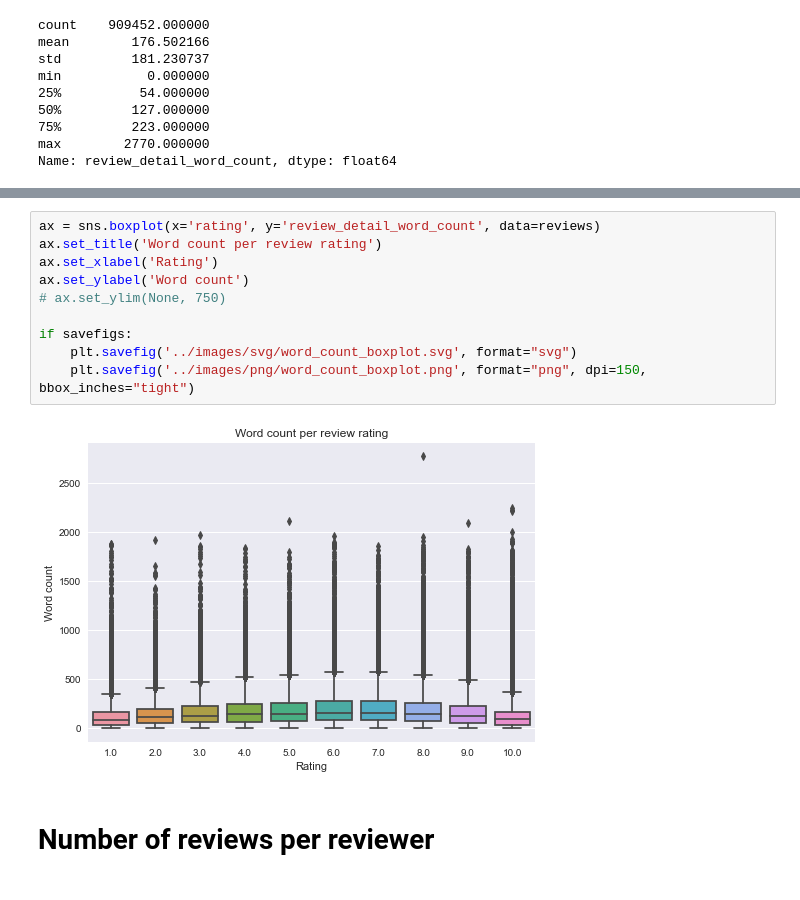
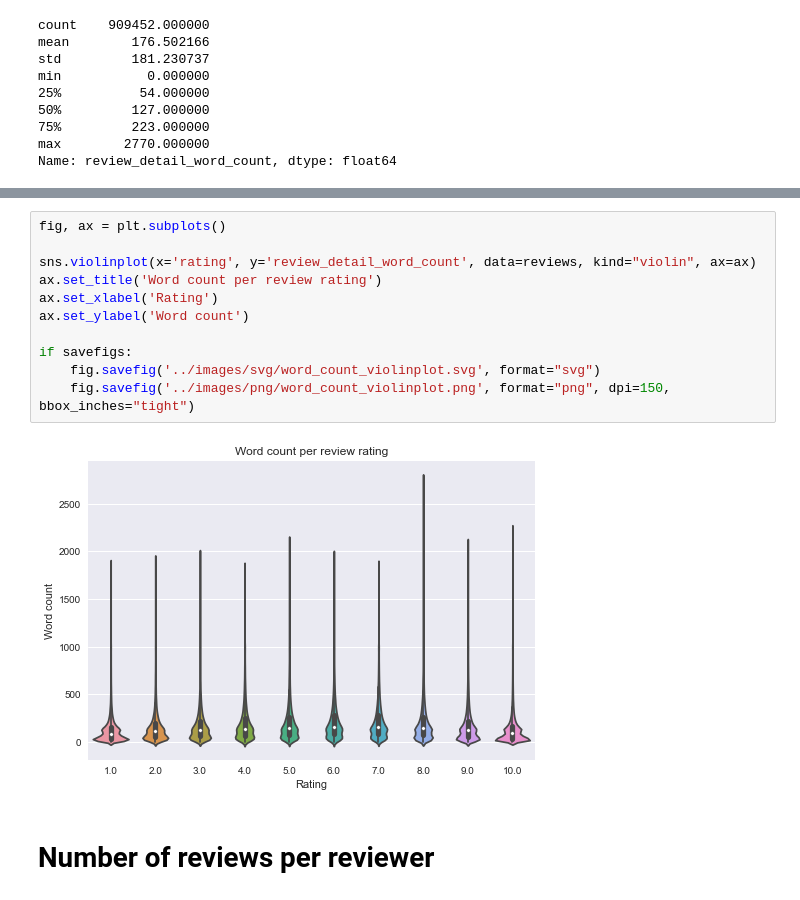
Before and after one commit to rfontao/PRI, a Jupyter notebook: notebooks/analysis_reviews.ipynb, the cells around one changed output, grey strips where cells are left out. Drawn from its saved outputs; the diff is of its cells as text.

```diff
--- a/notebooks/analysis_reviews.ipynb
+++ b/notebooks/analysis_reviews.ipynb
@@ -146,17 +146,18 @@ if savefigs:
 # %% [output]
 [figure]
 # %%
-ax = sns.boxplot(x='rating', y='review_detail_word_count', data=reviews)
+fig, ax = plt.subplots()
+
+sns.violinplot(x='rating', y='review_detail_word_count', data=reviews, kind="violin", ax=ax)
 ax.set_title('Word count per review rating')
 ax.set_xlabel('Rating')
 ax.set_ylabel('Word count')
-# ax.set_ylim(None, 750)
 
 if savefigs:
-    plt.savefig('../images/svg/word_count_boxplot.svg', format="svg")
-    plt.savefig('../images/png/word_count_boxplot.png', format="png", dpi=150, bbox_inches="tight")
+    fig.savefig('../images/svg/word_count_violinplot.svg', format="svg")
+    fig.savefig('../images/png/word_count_violinplot.png', format="png", dpi=150, bbox_inches="tight")
 # %% [output]
-[figure, old version]
+[figure, new version]
 # %% [markdown]
 # Number of reviews per reviewer
 # %%
```
Also changed, not shown: parts of 5 cells of this notebook, 3 other files.
